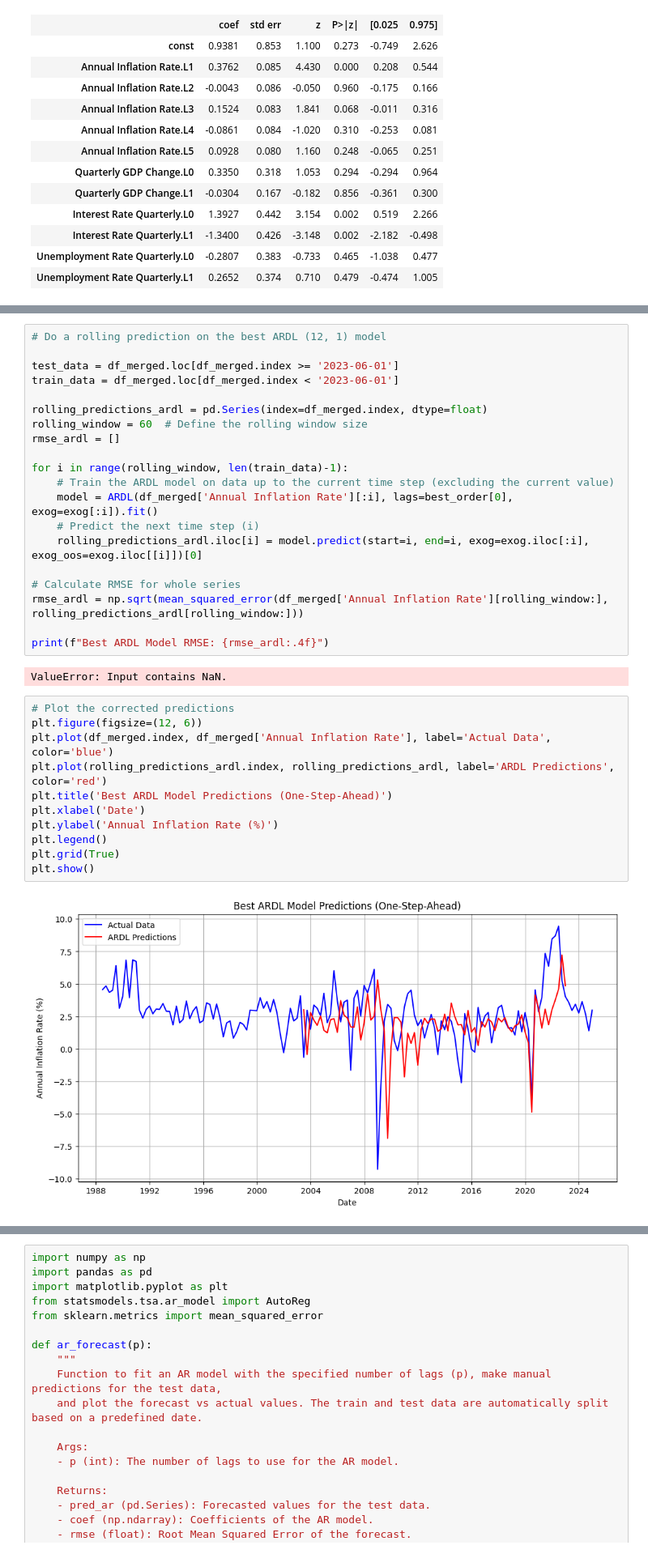
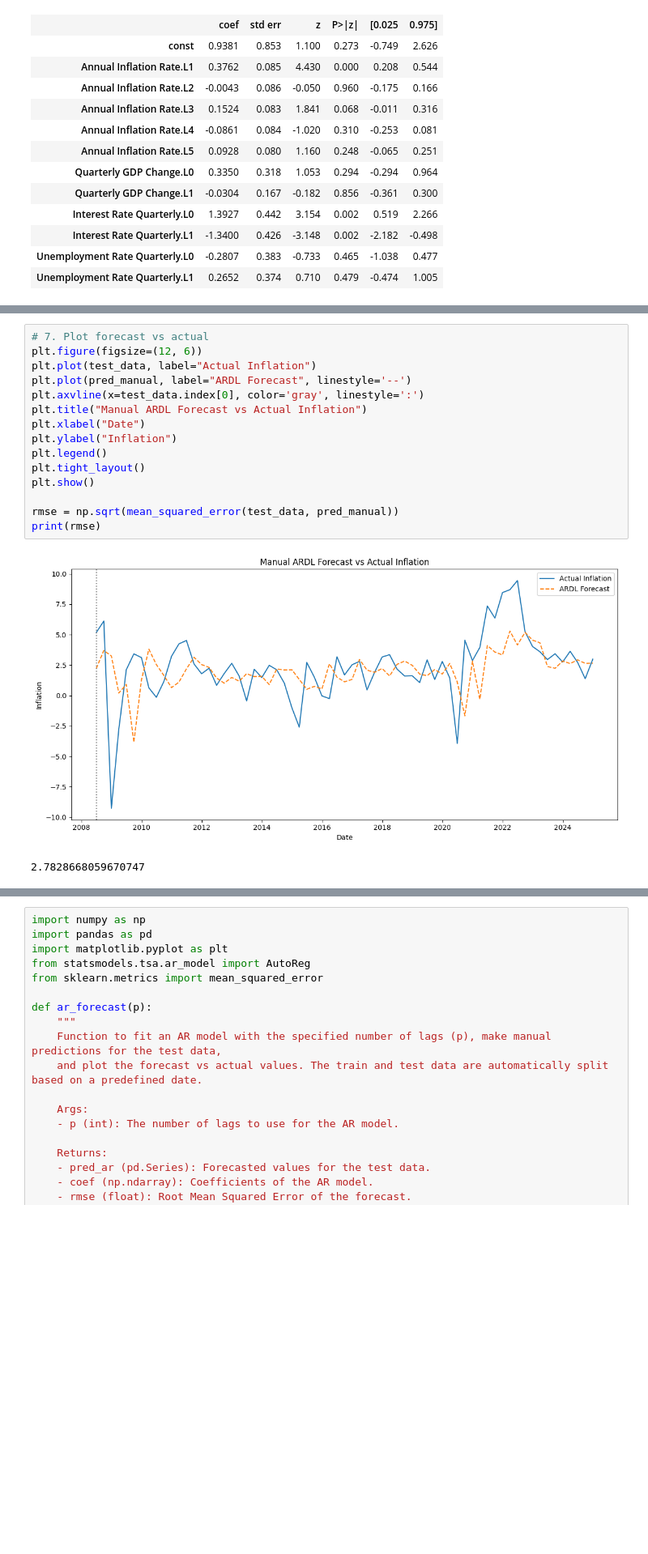
Before and after one commit to gagrawal009/FE5213-Quantitative-Macroeconomics-with-Python, a Jupyter notebook: Part 2/US_Project updated.ipynb, the cells around one changed output, grey strips where cells are left out. Shown at 81% size. Saved outputs shown, nothing was run; the diff lists cells and outputs as text; blank space fills up the shorter version.

```diff
--- a/Part 2/US_Project updated.ipynb
+++ b/Part 2/US_Project updated.ipynb
@@ -701,38 +756,21 @@ ValueError: Mismatch in dimensions: lags length = 20, coefficients length = 11
-# %%
-# Do a rolling prediction on the best ARDL (12, 1) model
-
-test_data = df_merged.loc[df_merged.index >= '2023-06-01']
-train_data = df_merged.loc[df_merged.index < '2023-06-01']
-
-rolling_predictions_ardl = pd.Series(index=df_merged.index, dtype=float)
-rolling_window = 60  # Define the rolling window size
-rmse_ardl = []
-
-for i in range(rolling_window, len(train_data)-1):
-    # Train the ARDL model on data up to the current time step (excluding the current value)
-    model = ARDL(df_merged['Annual Inflation Rate'][:i], lags=best_order[0], exog=exog[:i]).fit()
-    # Predict the next time step (i)
-    rolling_predictions_ardl.iloc[i] = model.predict(start=i, end=i, exog=exog.iloc[:i], exog_oos=exog.iloc[[i]])[0]
-
-# Calculate RMSE for whole series
-rmse_ardl = np.sqrt(mean_squared_error(df_merged['Annual Inflation Rate'][rolling_window:], rolling_predictions_ardl[rolling_window:]))
-
-print(f"Best ARDL Model RMSE: {rmse_ardl:.4f}")
-# %% [output]
-ValueError: Input contains NaN.
-# %%
-# Plot the corrected predictions
-plt.figure(figsize=(12, 6))
-plt.plot(df_merged.index, df_merged['Annual Inflation Rate'], label='Actual Data', color='blue')
-plt.plot(rolling_predictions_ardl.index, rolling_predictions_ardl, label='ARDL Predictions', color='red')
-plt.title('Best ARDL Model Predictions (One-Step-Ahead)')
-plt.xlabel('Date')
-plt.ylabel('Annual Inflation Rate (%)')
-plt.legend()
-plt.grid(True)
-plt.show()
-# %% [output]
-[figure, removed]
+# %%
+# 7. Plot forecast vs actual
+plt.figure(figsize=(12, 6))
+plt.plot(test_data, label="Actual Inflation")
+plt.plot(pred_manual, label="ARDL Forecast", linestyle='--')
+plt.axvline(x=test_data.index[0], color='gray', linestyle=':')
+plt.title("Manual ARDL Forecast vs Actual Inflation")
+plt.xlabel("Date")
+plt.ylabel("Inflation")
+plt.legend()
+plt.tight_layout()
+plt.show()
+
+rmse = np.sqrt(mean_squared_error(test_data, pred_manual))
+print(rmse)
+# %% [output]
+[figure, added]
+2.7828668059670747
 # %%
 test_data1 = df_inflation.loc[df_inflation.index >= '2008-06-01']
 train_data1 = df_inflation.loc[df_inflation.index < '2008-06-01']
```
Also changed, not shown: parts of 4 cells of this notebook.
